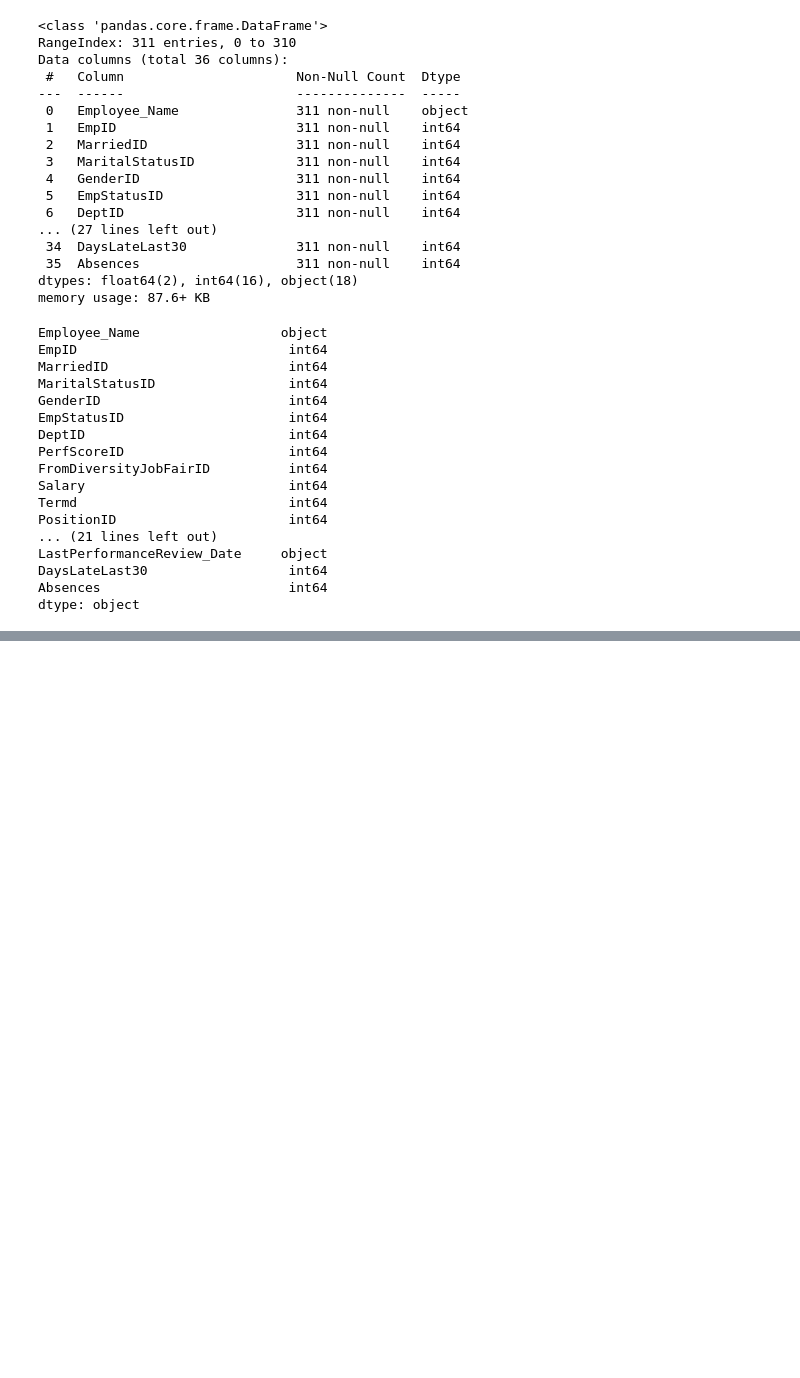
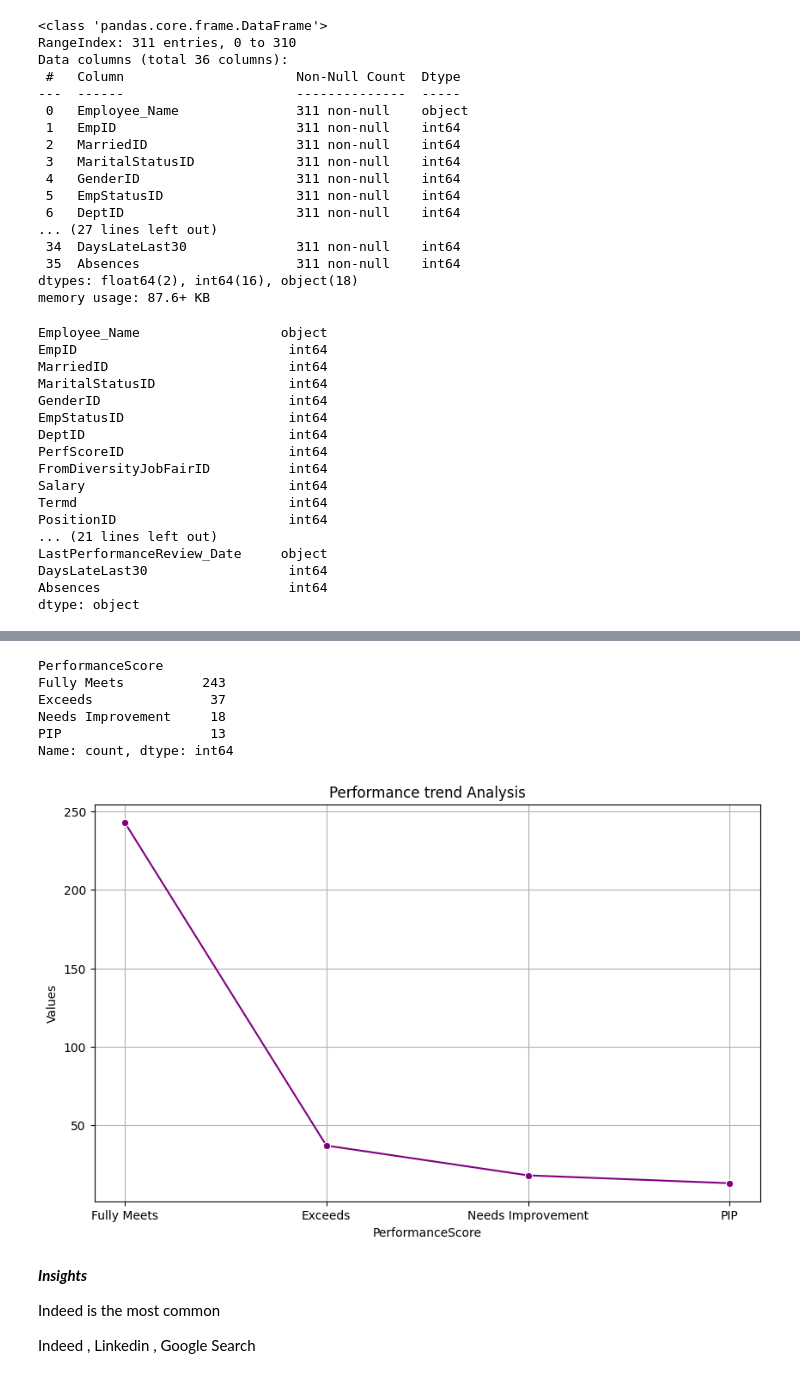
Before and after one commit to azaz9026/EDA, a Jupyter notebook: HR Dataset/EDA_on_HRDataset.ipynb, the cells around one changed output, grey strips where cells are left out. Saved outputs shown, nothing was run; the diff lists cells and outputs as text; code cells hidden in the pictures; blank space fills up the shorter version.

```diff
--- a/HR Dataset/EDA_on_HRDataset.ipynb
+++ b/HR Dataset/EDA_on_HRDataset.ipynb
@@ -89,0 +516,25 @@ dtype: object
+# %%
+z = df['PerformanceScore'].value_counts()
+z
+# %% [output]
+PerformanceScore
+Fully Meets          243
+Exceeds               37
+Needs Improvement     18
+PIP                   13
+Name: count, dtype: int64
+# %%
+plt.figure(figsize = (10,6))
+sns.lineplot(data = z , marker = 'o' , color = 'purple')
+plt.title('Performance trend Analysis')
+plt.ylabel('Values')
+plt.grid()
+plt.show()
+# %% [output]
+[figure, added]
+# %% [markdown]
+***Insights***
+
+ Indeed is the most common
+
+ Indeed , Linkedin , Google Search
```
Also changed, not shown: parts of 38 cells of this notebook.
